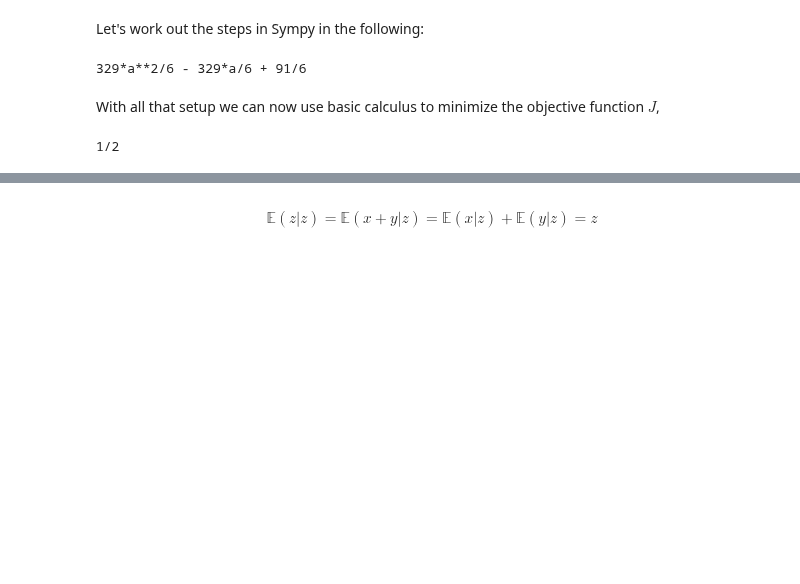
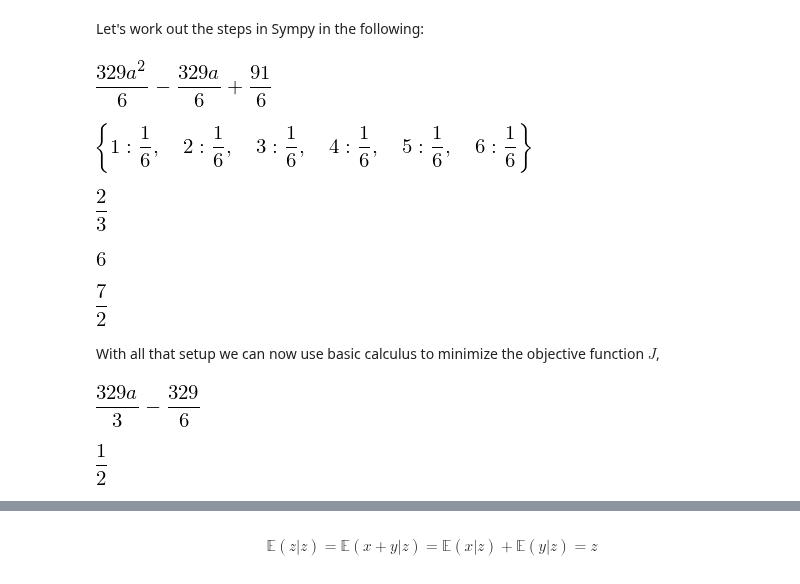
Before and after one commit to hvribeiro/MCSC1, a Jupyter notebook: aulas/02.1 - Introduction to probability.ipynb, the cells around one changed output, grey strips where cells are left out. Drawn from its saved outputs; the diff is of its cells as text; code cells hidden in the pictures; blank space fills up the shorter version.

```diff
--- a/aulas/02.1 - Introduction to probability.ipynb
+++ b/aulas/02.1 - Introduction to probability.ipynb
@@ -2068,23 +2078,43 @@ $$
 # %%
 import sympy as S
 from sympy.stats import density, E, Die
 
-x=Die('D1',6)     # 1st six sided die
-y=Die('D2',6)     # 2nd six sides die
-a=S.symbols('a')
+x = Die('D1',6)     # 1st six sided die
+y = Die('D2',6)     # 2nd six sides die
+a = S.symbols('a')
 z = x+y           # sum of 1st and 2nd die
 J = E((x-a*(x+y))**2) # expectation
-print S.simplify(J)
+S.simplify(J)
 # %% [output]
-329*a**2/6 - 329*a/6 + 91/6
+[figure, added]
+# %%
+density(x).dict
+# %% [output]
+[figure, added]
+# %%
+S.stats.P(x>2)
+# %% [output]
+[figure, added]
+# %%
+S.stats.sample(x)
+# %% [output]
+[figure, added]
+# %%
+S.stats.E(x)
+# %% [output]
+[figure, added]
 # %% [markdown]
  With all that setup we can now use basic calculus to minimize the
 objective function $J$,
+# %%
+S.diff(J,a)
+# %% [output]
+[figure, added]
 # %%
 sol,=S.solve(S.diff(J,a),a) # using calculus to minimize
-print sol # solution is 1/2
+sol # solution is 1/2
 # %% [output]
-1/2
+[figure, added]
 # %% [markdown]
 **Programming Tip.**
 
```
Also changed, not shown: parts of 181 cells of this notebook.
